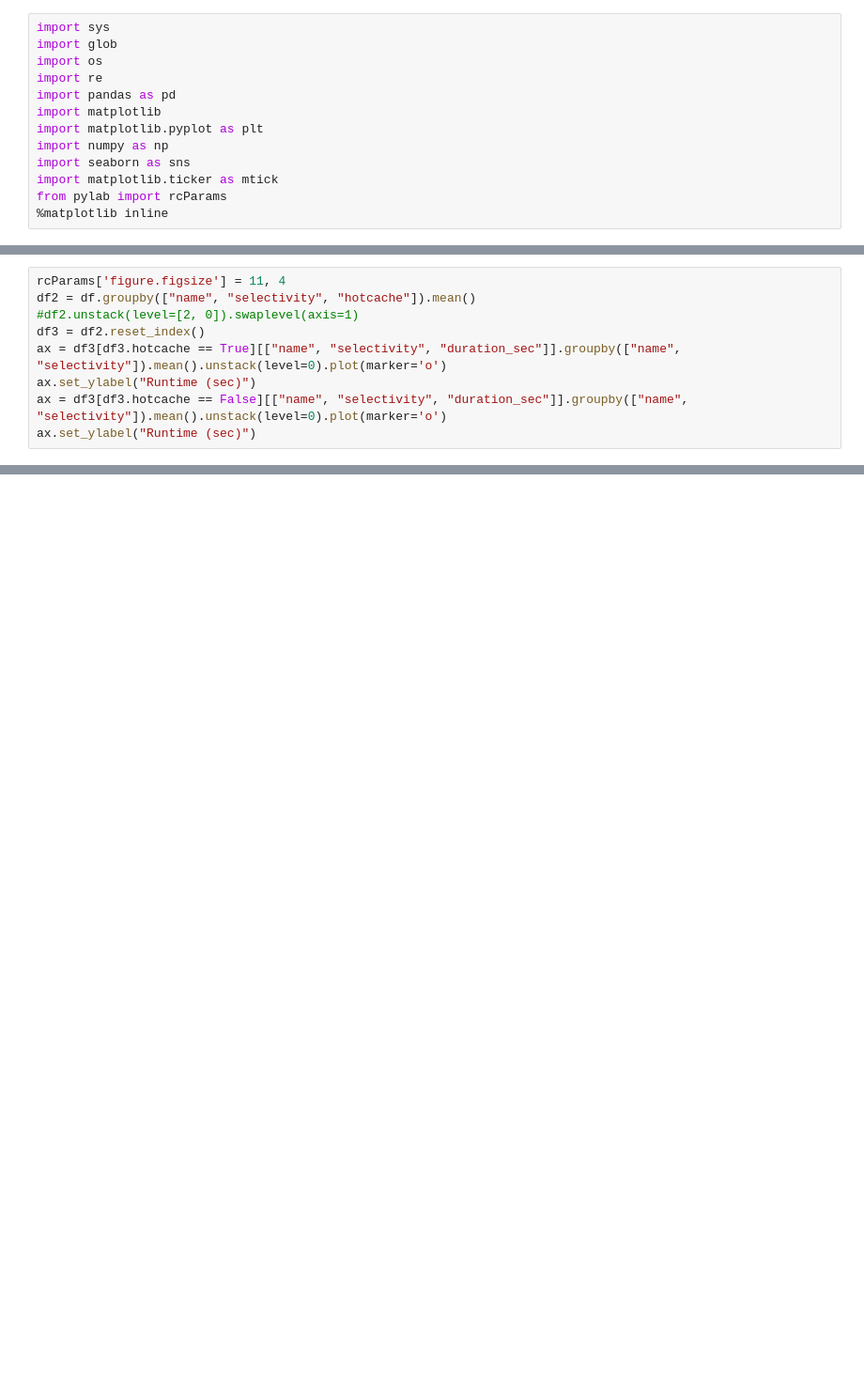
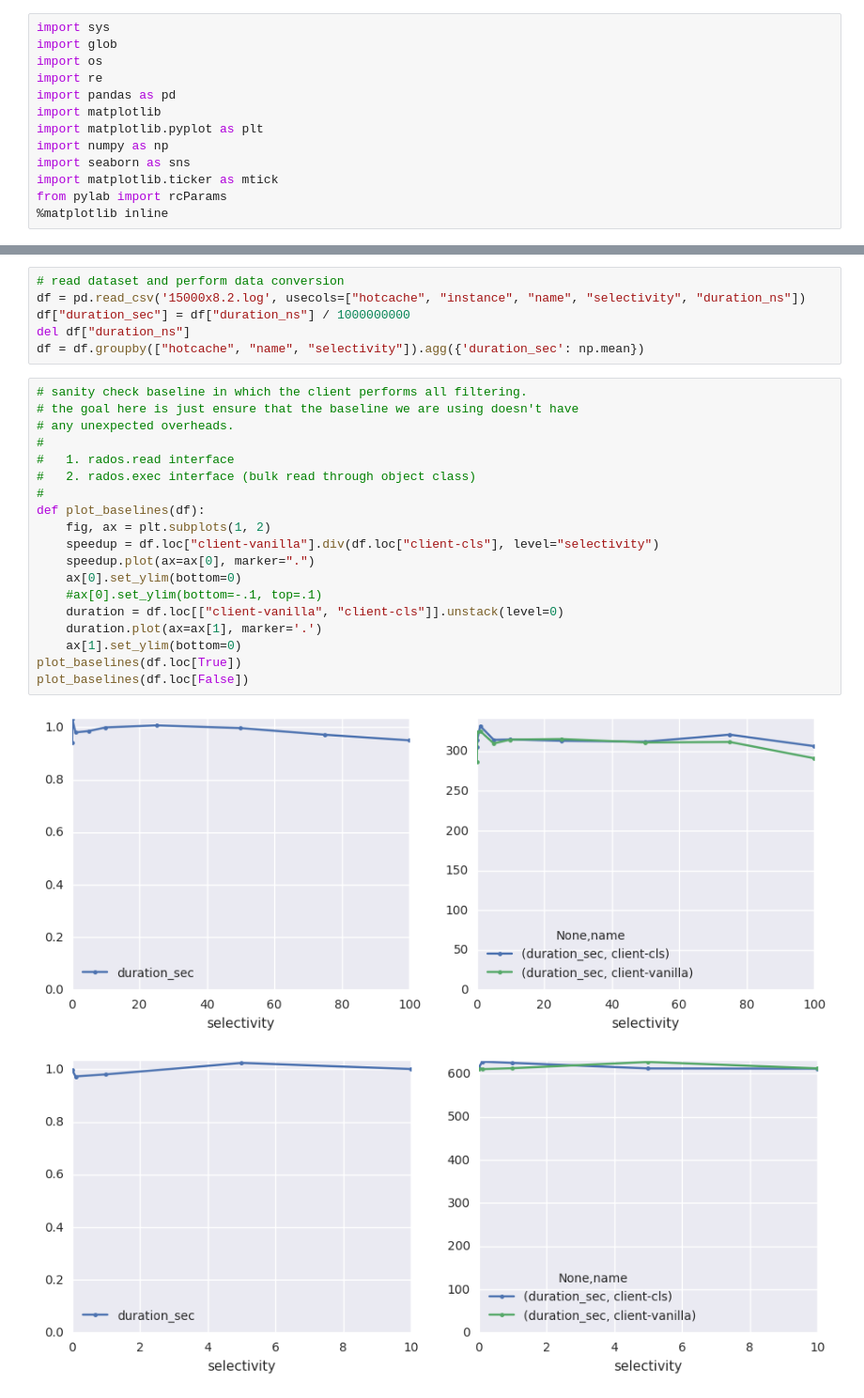
Before and after one commit to uccross/skyhookdm-ceph, a Jupyter notebook: src/progly/filtering.ipynb, the cells around one changed output, grey strips where cells are left out. Shown at 94% size. Saved outputs shown, nothing was run; the diff lists cells and outputs as text; blank space fills up the shorter version.

Commit message:
progly: update filtering nb
Signed-off-by: Noah Watkins <noahwatkins@gmail.com>

```diff
--- a/src/progly/filtering.ipynb
+++ b/src/progly/filtering.ipynb
@@ -20,9 +13,0 @@ del df["instance"]
-# %%
-rcParams['figure.figsize'] = 11, 4
-df2 = df.groupby(["name", "selectivity", "hotcache"]).mean()
-#df2.unstack(level=[2, 0]).swaplevel(axis=1)
-df3 = df2.reset_index()
-ax = df3[df3.hotcache == True][["name", "selectivity", "duration_sec"]].groupby(["name", "selectivity"]).mean().unstack(level=0).plot(marker='o')
-ax.set_ylabel("Runtime (sec)")
-ax = df3[df3.hotcache == False][["name", "selectivity", "duration_sec"]].groupby(["name", "selectivity"]).mean().unstack(level=0).plot(marker='o')
-ax.set_ylabel("Runtime (sec)")
@@ -32,0 +16,28 @@ ax.set_ylabel("Runtime (sec)")
+# %%
+# read dataset and perform data conversion
+df = pd.read_csv('15000x8.2.log', usecols=["hotcache", "instance", "name", "selectivity", "duration_ns"])
+df["duration_sec"] = df["duration_ns"] / 1000000000
+del df["duration_ns"]
+df = df.groupby(["hotcache", "name", "selectivity"]).agg({'duration_sec': np.mean})
+# %%
+# sanity check baseline in which the client performs all filtering.
+# the goal here is just ensure that the baseline we are using doesn't have
+# any unexpected overheads.
+#
+#   1. rados.read interface
+#   2. rados.exec interface (bulk read through object class)
+#
+def plot_baselines(df):
+    fig, ax = plt.subplots(1, 2)
+    speedup = df.loc["client-vanilla"].div(df.loc["client-cls"], level="selectivity")
+    speedup.plot(ax=ax[0], marker=".")
+    ax[0].set_ylim(bottom=0)
+    #ax[0].set_ylim(bottom=-.1, top=.1)
+    duration = df.loc[["client-vanilla", "client-cls"]].unstack(level=0)
+    duration.plot(ax=ax[1], marker='.')
+    ax[1].set_ylim(bottom=0)
+plot_baselines(df.loc[True])
+plot_baselines(df.loc[False])
+# %% [output]
+[figure, added]
+[figure, added]
```
Also changed, not shown: parts of 8 cells of this notebook.
